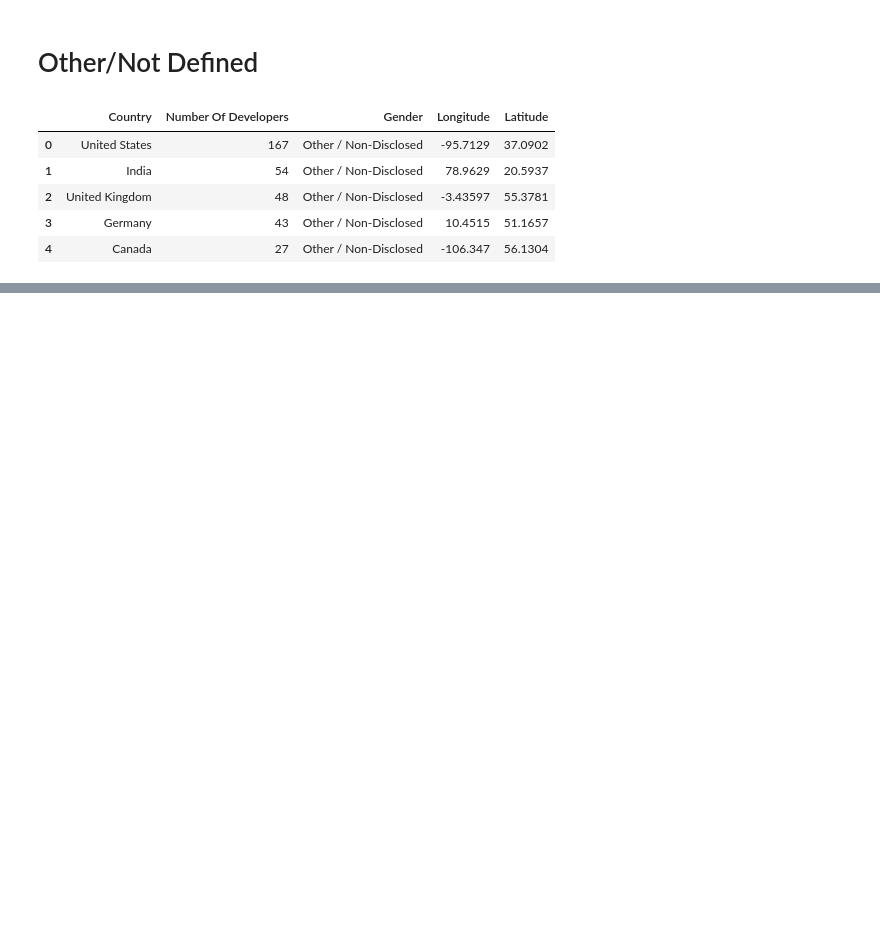
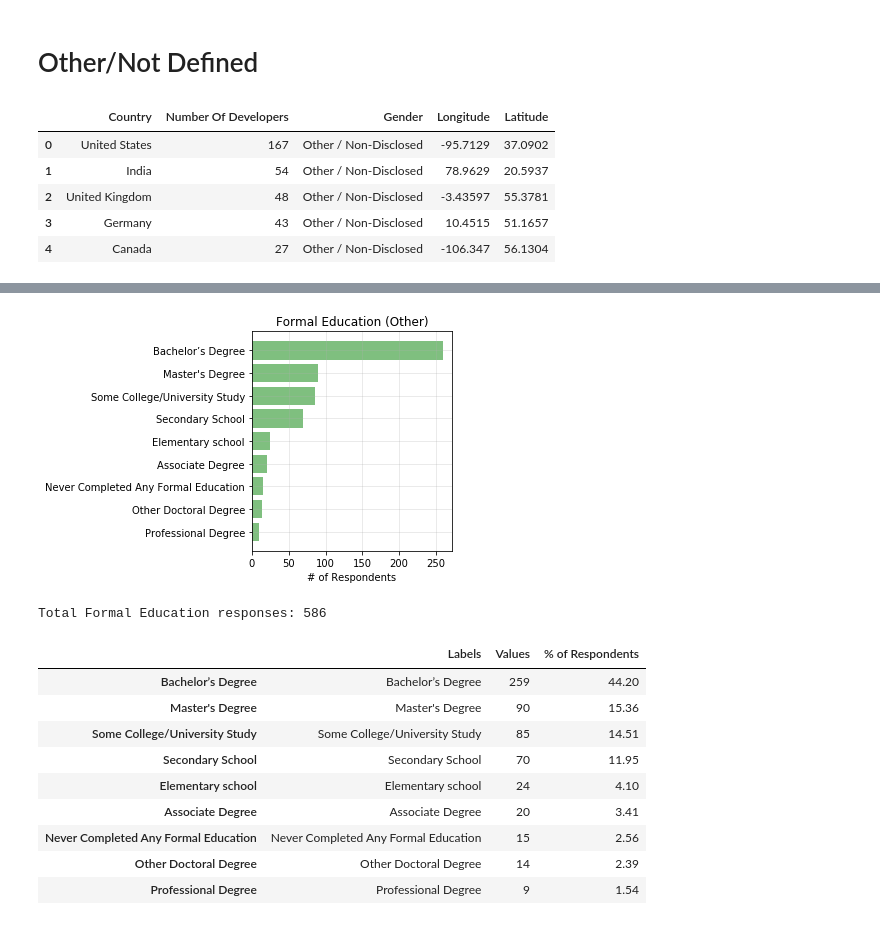
Before and after one commit to poojasheelvanth/Group-5-monwed, a Jupyter notebook: Files/Stack_Overflow_Developers_Analysis.ipynb, the cells around one changed output, grey strips where cells are left out. Cells and saved outputs as stored; diff of their text form; code cells hidden in the pictures; blank space fills up the shorter version.

```diff
--- a/Files/Stack_Overflow_Developers_Analysis.ipynb
+++ b/Files/Stack_Overflow_Developers_Analysis.ipynb
@@ -346,0 +555,38 @@ fig
+# %%
+FE_Other_df_temp = FE_Gender_df.loc[FE_Gender_df["Gender"]=="Other / Non-Disclosed",:]
+FE_Other_df = FE_Other_df_temp.dropna()
+
+FE_Other_df_count = FE_Other_df['FormalEducation'].value_counts()
+Per_Other = round(((FE_Other_df_count/FE_Other_df_count.sum())*100),2)
+
+
+FE_Other_df = pd.DataFrame({'Labels' : FE_Other_df_count.index,
+                            'Values' : FE_Other_df_count.values,
+                            "% of Respondents" : Per_Other
+})
+
+plt.barh(FE_Other_df['Labels'],FE_Other_df['Values'], color='green', alpha=0.5, align="center")
+plt.gca().invert_yaxis()
+plt.grid(alpha = 0.33)
+plt.title("Formal Education (Other)")
+plt.xlabel("# of Respondents")
+plt.tight_layout()
+# plt.savefig("Images/Formal_Education_Other.png")
+plt.show()
+
+print(f"Total Formal Education responses: {FE_Other_df_count.sum()}")
+
+FE_Other_df
+# %% [output]
+[figure, added]
+Total Formal Education responses: 586
+|  | Labels | Values | % of Respondents |
+| Bachelor’s Degree | Bachelor’s Degree | 259 | 44.20 |
+| Master's Degree | Master's Degree | 90 | 15.36 |
+| Some College/University Study | Some College/University Study | 85 | 14.51 |
+| Secondary School | Secondary School | 70 | 11.95 |
+| Elementary school | Elementary school | 24 | 4.10 |
+| Associate Degree | Associate Degree | 20 | 3.41 |
+| Never Completed Any Formal Education | Never Completed Any Formal Education | 15 | 2.56 |
+| Other Doctoral Degree | Other Doctoral Degree | 14 | 2.39 |
+| Professional Degree | Professional Degree | 9 | 1.54 |
```
Also changed, not shown: parts of 53 cells of this notebook, 9 other files.
